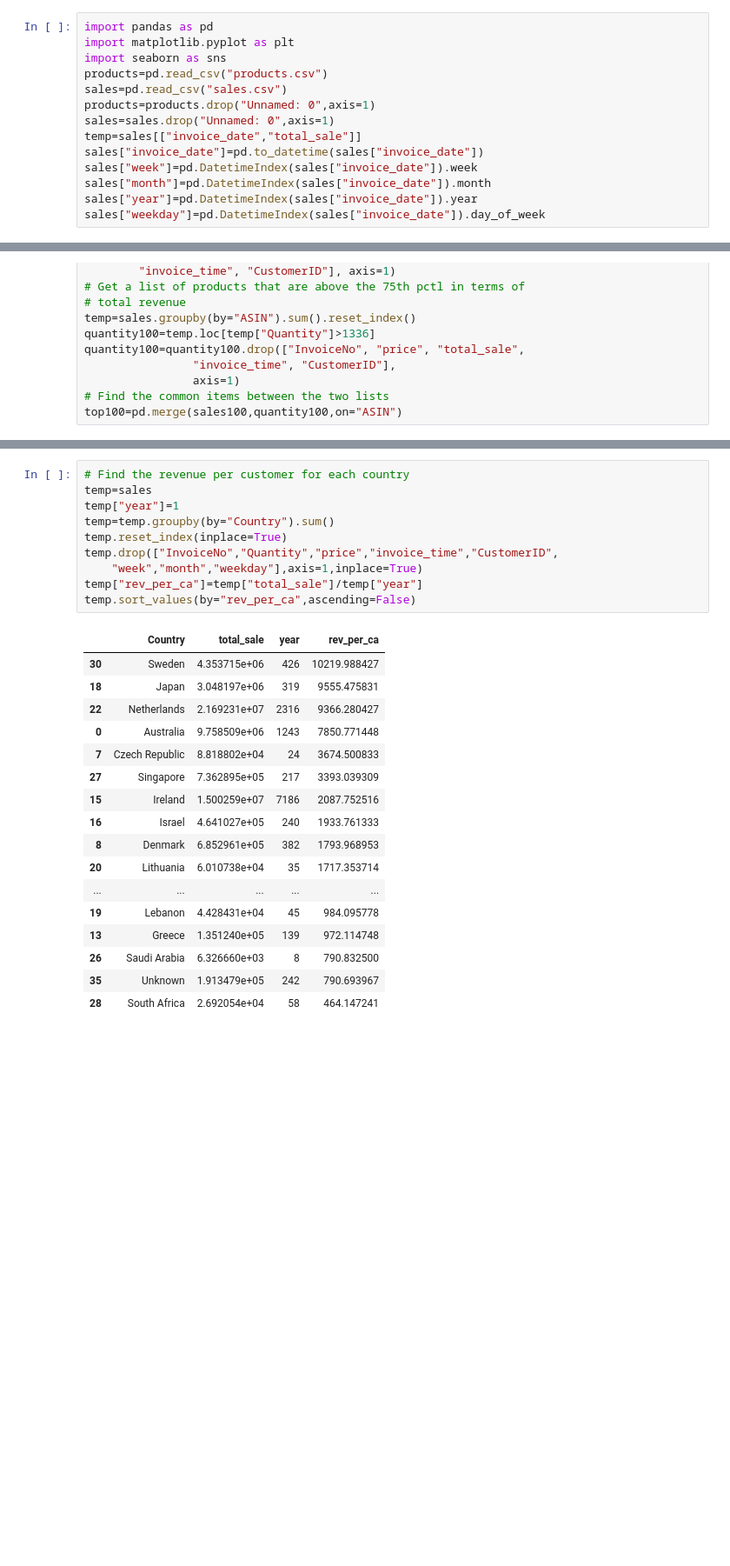
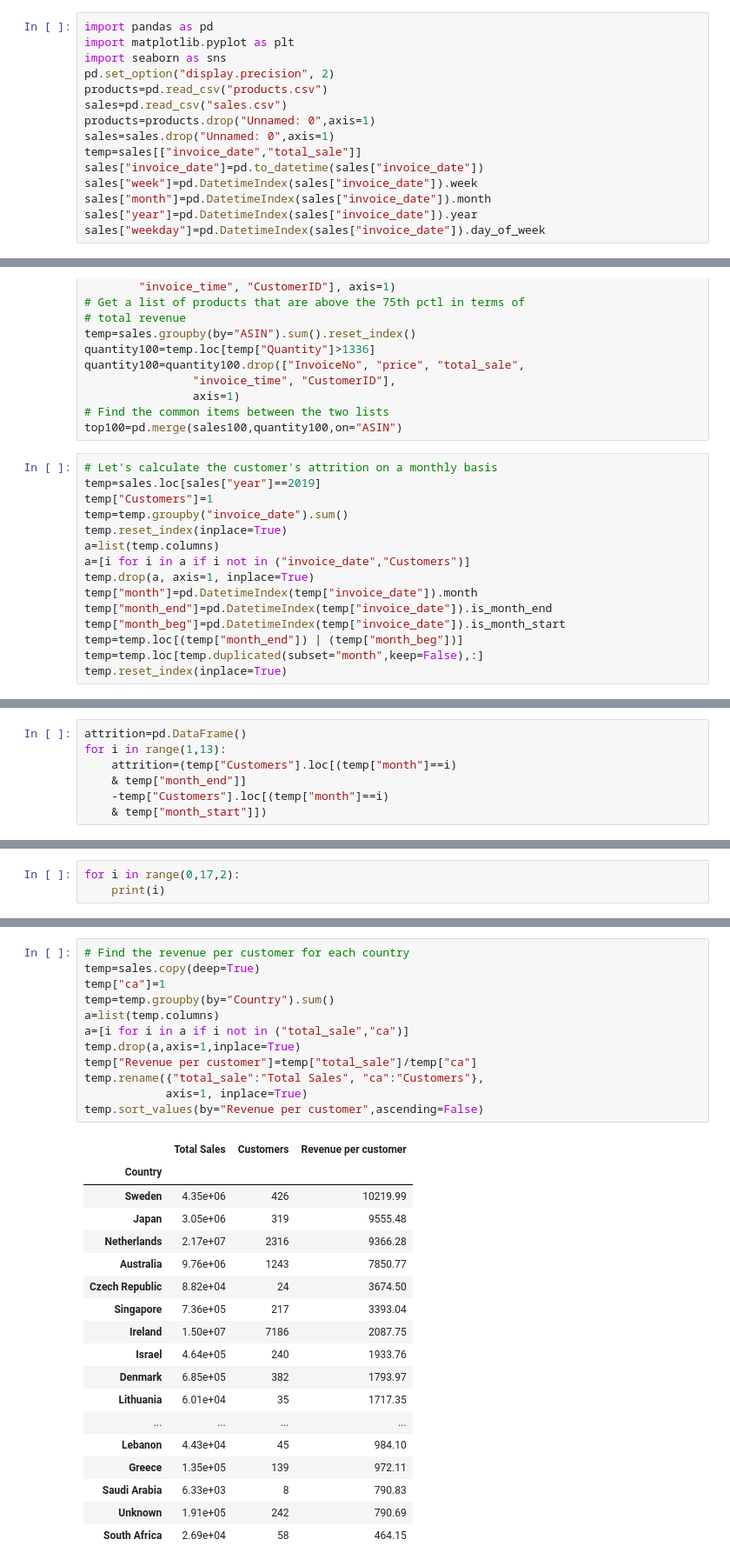
Before and after one commit to gkosmaras/Project_5, a Jupyter notebook: ecommerce_eda.ipynb, the cells around one changed output, grey strips where cells are left out. Shown: that part at 87% size. Saved outputs shown, nothing was run; the diff lists cells and outputs as text; blank space fills up the shorter version.

```diff
--- a/ecommerce_eda.ipynb
+++ b/ecommerce_eda.ipynb
@@ -2,6 +2,7 @@
 import pandas as pd
 import matplotlib.pyplot as plt
 import seaborn as sns
+pd.set_option("display.precision", 2)
 products=pd.read_csv("products.csv")
 sales=pd.read_csv("sales.csv")
 products=products.drop("Unnamed: 0",axis=1)
@@ -28,3 +29,18 @@ quantity100=quantity100.drop(["InvoiceNo", "price", "total_sale",
                 axis=1)
 # Find the common items between the two lists
 top100=pd.merge(sales100,quantity100,on="ASIN")
+# %%
+# Let's calculate the customer's attrition on a monthly basis
+temp=sales.loc[sales["year"]==2019]
+temp["Customers"]=1
+temp=temp.groupby("invoice_date").sum()
+temp.reset_index(inplace=True)
+a=list(temp.columns)
+a=[i for i in a if i not in ("invoice_date","Customers")]
+temp.drop(a, axis=1, inplace=True)
+temp["month"]=pd.DatetimeIndex(temp["invoice_date"]).month
+temp["month_end"]=pd.DatetimeIndex(temp["invoice_date"]).is_month_end
+temp["month_beg"]=pd.DatetimeIndex(temp["invoice_date"]).is_month_start
+temp=temp.loc[(temp["month_end"]) | (temp["month_beg"])]
+temp=temp.loc[temp.duplicated(subset="month",keep=False),:]
+temp.reset_index(inplace=True)
@@ -30,0 +53,7 @@ top100=pd.merge(sales100,quantity100,on="ASIN")
+# %%
+attrition=pd.DataFrame()
+for i in range(1,13):
+    attrition=(temp["Customers"].loc[(temp["month"]==i)
+    & temp["month_end"]]
+    -temp["Customers"].loc[(temp["month"]==i)
+    & temp["month_start"]])
@@ -30,0 +80,3 @@ top100=pd.merge(sales100,quantity100,on="ASIN")
+# %%
+for i in range(0,17,2):
+    print(i)
@@ -31,28 +93,31 @@ top100=pd.merge(sales100,quantity100,on="ASIN")
 # %%
 # Find the revenue per customer for each country
-temp=sales
-temp["year"]=1
+temp=sales.copy(deep=True)
+temp["ca"]=1
 temp=temp.groupby(by="Country").sum()
-temp.reset_index(inplace=True)
-temp.drop(["InvoiceNo","Quantity","price","invoice_time","CustomerID",
-    "week","month","weekday"],axis=1,inplace=True)
-temp["rev_per_ca"]=temp["total_sale"]/temp["year"]
-temp.sort_values(by="rev_per_ca",ascending=False)
+a=list(temp.columns)
+a=[i for i in a if i not in ("total_sale","ca")]
+temp.drop(a,axis=1,inplace=True)
+temp["Revenue per customer"]=temp["total_sale"]/temp["ca"]
+temp.rename({"total_sale":"Total Sales", "ca":"Customers"},
+            axis=1, inplace=True)
+temp.sort_values(by="Revenue per customer",ascending=False)
 # %% [output]
-|  | Country | total_sale | year | rev_per_ca |
-| 30 | Sweden | 4.353715e+06 | 426 | 10219.988427 |
-| 18 | Japan | 3.048197e+06 | 319 | 9555.475831 |
-| 22 | Netherlands | 2.169231e+07 | 2316 | 9366.280427 |
-| 0 | Australia | 9.758509e+06 | 1243 | 7850.771448 |
-| 7 | Czech Republic | 8.818802e+04 | 24 | 3674.500833 |
-| 27 | Singapore | 7.362895e+05 | 217 | 3393.039309 |
-| 15 | Ireland | 1.500259e+07 | 7186 | 2087.752516 |
-| 16 | Israel | 4.641027e+05 | 240 | 1933.761333 |
-| 8 | Denmark | 6.852961e+05 | 382 | 1793.968953 |
-| 20 | Lithuania | 6.010738e+04 | 35 | 1717.353714 |
-| ... | ... | ... | ... | ... |
-| 19 | Lebanon | 4.428431e+04 | 45 | 984.095778 |
-| 13 | Greece | 1.351240e+05 | 139 | 972.114748 |
-| 26 | Saudi Arabia | 6.326660e+03 | 8 | 790.832500 |
-| 35 | Unknown | 1.913479e+05 | 242 | 790.693967 |
-| 28 | South Africa | 2.692054e+04 | 58 | 464.147241 |
+|  | Total Sales | Customers | Revenue per customer |
+| Country |  |  |  |
+| Sweden | 4.35e+06 | 426 | 10219.99 |
+| Japan | 3.05e+06 | 319 | 9555.48 |
+| Netherlands | 2.17e+07 | 2316 | 9366.28 |
+| Australia | 9.76e+06 | 1243 | 7850.77 |
+| Czech Republic | 8.82e+04 | 24 | 3674.50 |
+| Singapore | 7.36e+05 | 217 | 3393.04 |
+| Ireland | 1.50e+07 | 7186 | 2087.75 |
+| Israel | 4.64e+05 | 240 | 1933.76 |
+| Denmark | 6.85e+05 | 382 | 1793.97 |
+| Lithuania | 6.01e+04 | 35 | 1717.35 |
+| ... | ... | ... | ... |
+| Lebanon | 4.43e+04 | 45 | 984.10 |
+| Greece | 1.35e+05 | 139 | 972.11 |
+| Saudi Arabia | 6.33e+03 | 8 | 790.83 |
+| Unknown | 1.91e+05 | 242 | 790.69 |
+| South Africa | 2.69e+04 | 58 | 464.15 |
```
Also changed, not shown: parts of 14 cells of this notebook.
